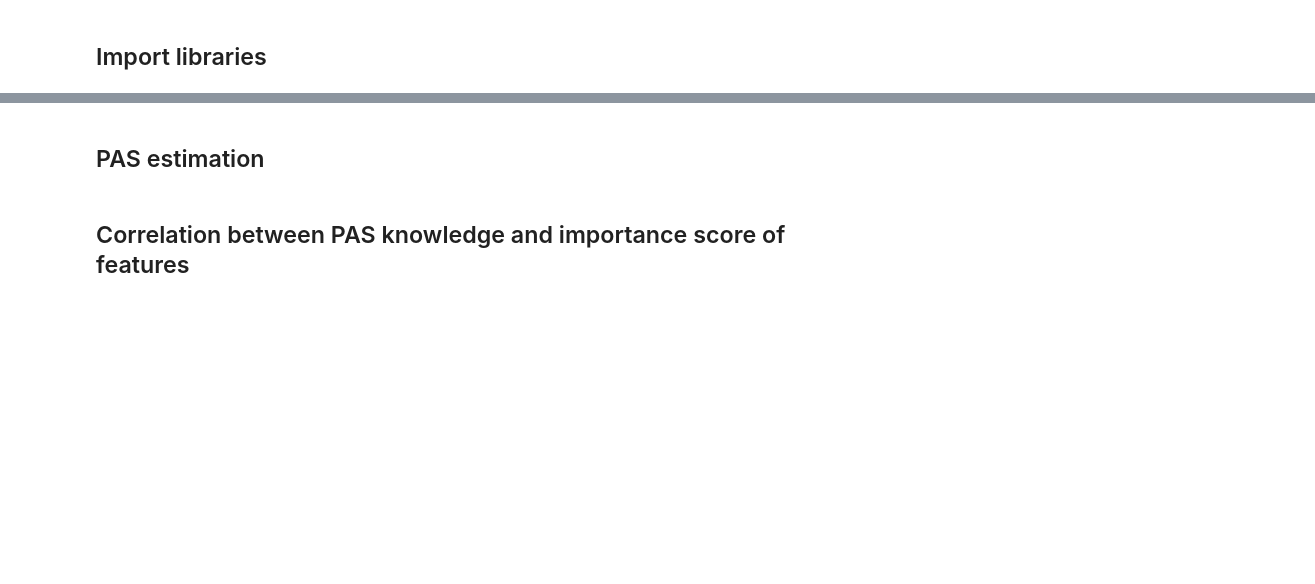
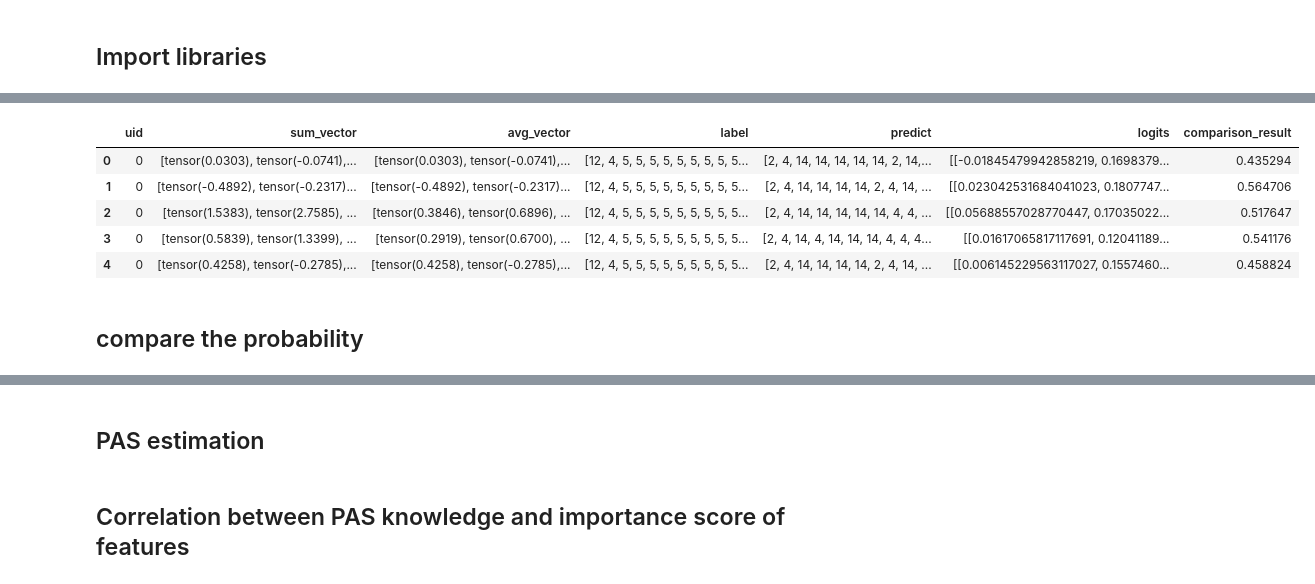
Before and after one commit to phatpham46/XAI-SRL, a Jupyter notebook: MLM/pas_estimation.ipynb, the cells around one changed output, grey strips where cells are left out. Cells and saved outputs as stored; diff of their text form; code cells hidden in the pictures; blank space fills up the shorter version.

```diff
--- a/MLM/pas_estimation.ipynb
+++ b/MLM/pas_estimation.ipynb
@@ -75,0 +169,53 @@ def get_word_represent(model, dataloader):
+# %%
+from pathlib import Path
+
+# setting logging
+now = datetime.now()
+logDir = now.strftime("%d_%m-%H_%M")
+if not os.path.isdir(logDir):
+    os.makedirs(logDir)
+
+logger = make_logger(name = 'get_word_represent', debugMode=True,
+                    logFile=os.path.join(logDir, 'get_word_represent.log'), silent=True)
+logger.info("logger created.")
+
+# init pipeline for inference
+pipe = inferPipeline(logger)
+
+dataDir = Path('/mnt/c/Users/Phat Pham/Documents/THESIS/SRLPredictionEasel/MLM/data_mlm/perturbed_data/avg_pos_cos_module')
+files = get_files(dataDir)
+# pipe.infer(dataDir, files[0])
+
+# df = get_word_represent(pipe.model, pipe.dataloader)
+# df = get_word_represent(model, pipe.dataloader)
+# df.head()
+# %%
+all_df = pd.DataFrame()
+for file in files:
+    logger.info(f"Processing file: {file}")
+    pipe.infer(dataDir, file)
+    df = get_word_represent(model, pipe.dataloader)
+    all_df = pd.concat([all_df, df], ignore_index=True)
+# %%
+# Function to compare tensors and calculate average
+def compare_tensors(row):
+    label = torch.tensor(row['label'])
+    predict = torch.tensor(row['predict'])
+    comparison = torch.eq(label, predict)
+    result = comparison.int()
+    average = result.float().mean().item()  # Convert tensor to a Python float
+    return average
+
+# Apply the function to each row
+df['comparison_result'] = df.apply(compare_tensors, axis=1)
+
+df.head()
+# %% [output]
+|  | uid | sum_vector | avg_vector | label | predict | logits | comparison_result |
+| 0 | 0 | [tensor(0.0303), tensor(-0.0741),... | [tensor(0.0303), tensor(-0.0741),... | [12, 4, 5, 5, 5, 5, 5, 5, 5, 5, 5... | [2, 4, 14, 14, 14, 14, 14, 2, 14,... | [[-0.01845479942858219, 0.1698379... | 0.435294 |
+| 1 | 0 | [tensor(-0.4892), tensor(-0.2317)... | [tensor(-0.4892), tensor(-0.2317)... | [12, 4, 5, 5, 5, 5, 5, 5, 5, 5, 5... | [2, 4, 14, 14, 14, 14, 2, 4, 14, ... | [[0.023042531684041023, 0.1807747... | 0.564706 |
+| 2 | 0 | [tensor(1.5383), tensor(2.7585), ... | [tensor(0.3846), tensor(0.6896), ... | [12, 4, 5, 5, 5, 5, 5, 5, 5, 5, 5... | [2, 4, 14, 14, 14, 14, 14, 4, 4, ... | [[0.05688557028770447, 0.17035022... | 0.517647 |
+| 3 | 0 | [tensor(0.5839), tensor(1.3399), ... | [tensor(0.2919), tensor(0.6700), ... | [12, 4, 5, 5, 5, 5, 5, 5, 5, 5, 5... | [2, 4, 14, 4, 14, 14, 14, 4, 4, 4... | [[0.01617065817117691, 0.12041189... | 0.541176 |
+| 4 | 0 | [tensor(0.4258), tensor(-0.2785),... | [tensor(0.4258), tensor(-0.2785),... | [12, 4, 5, 5, 5, 5, 5, 5, 5, 5, 5... | [2, 4, 14, 14, 14, 14, 2, 4, 14, ... | [[0.006145229563117027, 0.1557460... | 0.458824 |
+# %% [markdown]
+## compare the probability
```
Also changed, not shown: parts of 20 cells of this notebook, 6 other files.
